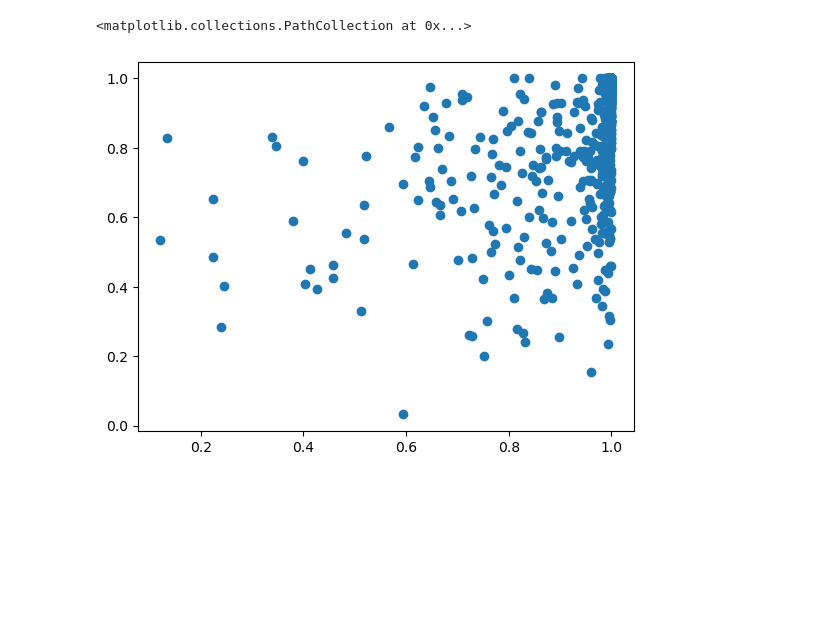
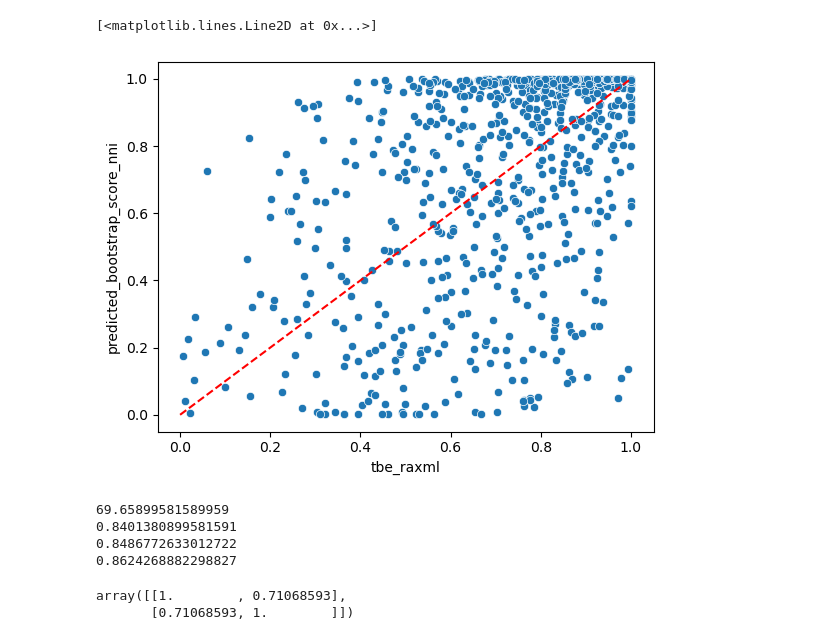
Before and after one commit to noaeker/bootstrap_repo, a Jupyter notebook: python notebooks/real_data_analysis.ipynb, the cells around one changed output. Drawn from its saved outputs; the diff is of its cells as text; code cells hidden in the pictures; blank space fills up the shorter version.

```diff
--- a/python notebooks/real_data_analysis.ipynb
+++ b/python notebooks/real_data_analysis.ipynb
@@ -28,0 +47,4 @@ Index(['Unnamed: 0.1', 'Unnamed: 0', 'bootstrap_support',
+# %%
+raxml_real_data['SBS'] = raxml_real_data['bootstrap_support']/100
+sns.scatterplot(y='predicted_bootstrap_score_nni', x='SBS', data = raxml_real_data)
+plt.plot([0, 1], [0, 1], color='red', linestyle='--', label='y = x')
@@ -29,5 +54,22 @@ Index(['Unnamed: 0.1', 'Unnamed: 0', 'bootstrap_support',
+# %%
+#raxml_real_data['TBE'] = raxml_real_data['tbe_raxml']/100
+sns.scatterplot(y='predicted_bootstrap_score_nni', x='tbe_raxml', data = raxml_real_data)
+plt.plot([0, 1], [0, 1], color='red', linestyle='--', label='y = x')
+# %% [output]
+[<matplotlib.lines.Line2D at 0x...>]
+[figure, added]
+# %%
+print(np.mean(raxml_real_data['bootstrap_support']))
+print(np.mean(raxml_real_data['tbe_raxml']))
+print(np.mean(raxml_real_data['predicted_bootstrap_score_nni']))
+print(np.mean(raxml_real_data['predicted_bootstrap_score_no_nni']))
+# %% [output]
+69.65899581589959
+0.8401380899581591
+0.8486772633012722
+0.8624268882298827
 # %%
-plt.scatter(raxml_real_data['predicted_bootstrap_score_nni'], raxml_real_data['tbe_raxml'])
+np.corrcoef(raxml_real_data['predicted_bootstrap_score_nni'],raxml_real_data['bootstrap_support'])
 # %% [output]
-<matplotlib.collections.PathCollection at 0x...>
+array([[1.        , 0.71068593],
+       [0.71068593, 1.        ]])
-[figure, removed]
```
Also changed, not shown: parts of 13 cells of this notebook, 6 other files.
